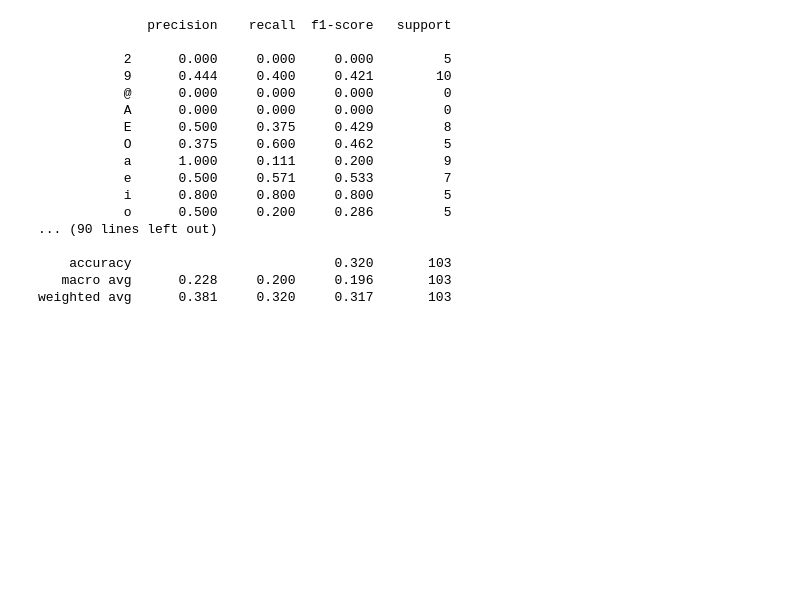
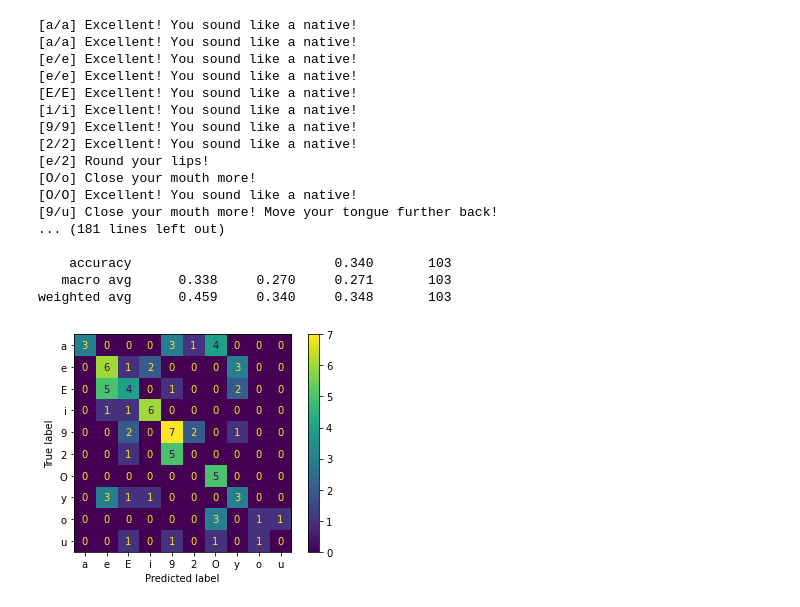
Before and after one commit to himsoklong/Vowel_Tuner, a Jupyter notebook: Code/main.ipynb, the cells around one changed output. Cells and saved outputs as stored; diff of their text form; code cells hidden in the pictures; blank space fills up the shorter version.

```diff
--- a/Code/main.ipynb
+++ b/Code/main.ipynb
@@ -170,57 +187,68 @@ for file in os.listdir(data_folder):
 
     said = attempted
     if len(file2) > 1:
-        said = file2[1]
+        said = file2[1].translate({ord(c): None for c in '0123456789'})
         for k, v in vowels_2.items():
             said = said.replace(k, v)
 
     ref_data = pd.read_csv('vowel_formants.txt', header=0, sep=' ')
     vowel, min_dist = vowel_prediction([f1, f2, f3, f4], ref_data, formants=4)
-    said = said.replace('õ', 'O').replace('ã', 'a').replace('ẽ', 'E')
+    said = said.replace('õ', 'O').replace('ã', 'a').replace('ẽ', 'E') # TODO
+
     vowel = vowel[1:2]
 
     female = any(file.startswith(x) for x in ['Dimitra', 'Mathilde'])
 
     if native:
         y_true_nat.append(said)
         y_pred_nat.append(vowel)
     else:
         y_true_nnat.append(said)
         y_pred_nnat.append(vowel)
 
     if female:
         y_true_f.append(said)
         y_pred_f.append(vowel)
     else:
         y_true_m.append(said)
         y_pred_m.append(vowel)
 
-    #(pred -> attempted)
+    out = f'[{said}/{attempted}] ' + ' '.join(vowel_feedback(attempted, said)).strip()
+    print(out)
 
-    # attempted
+full_true = y_true_m + y_true_f
+full_pred = y_pred_m + y_pred_f
 
 print(classification_report(y_true_nat, y_pred_nat, digits=3, zero_division=0))
 print(classification_report(y_true_nnat, y_pred_nnat, digits=3, zero_division=0))
 
 print(classification_report(y_true_f, y_pred_f, digits=3, zero_division=0))
 print(classification_report(y_true_m, y_pred_m, digits=3, zero_division=0))
 
 print(classification_report(y_true_m + y_true_f, y_pred_m + y_pred_f, digits=3, zero_division=0))
+
+labels = uniq(full_true)
+
+cm = confusion_matrix(full_true, full_pred, labels=labels)
+disp = ConfusionMatrixDisplay(cm, display_labels=labels)
+disp.plot()
+plt.show()
 # %% [output]
-              precision    recall  f1-score   support
+[a/a] Excellent! You sound like a native!
+[a/a] Excellent! You sound like a native!
+[e/e] Excellent! You sound like a native!
+[e/e] Excellent! You sound like a native!
+[E/E] Excellent! You sound like a native!
+[i/i] Excellent! You sound like a native!
+[9/9] Excellent! You sound like a native!
+[2/2] Excellent! You sound like a native!
+[e/2] Round your lips!
+[O/o] Close your mouth more!
+[O/O] Excellent! You sound like a native!
+[9/u] Close your mouth more! Move your tongue further back!
+... (181 lines left out)
 
-           2      0.000     0.000     0.000         5
-           9      0.444     0.400     0.421        10
-           @      0.000     0.000     0.000         0
-           A      0.000     0.000     0.000         0
-           E      0.500     0.375     0.429         8
-           O      0.375     0.600     0.462         5
-           a      1.000     0.111     0.200         9
-           e      0.500     0.571     0.533         7
-           i      0.800     0.800     0.800         5
-           o      0.500     0.200     0.286         5
-... (90 lines left out)
-
-    accuracy                          0.320       103
-   macro avg      0.228     0.200     0.196       103
-weighted avg      0.381     0.320     0.317       103
+    accuracy                          0.340       103
+   macro avg      0.338     0.270     0.271       103
+weighted avg      0.459     0.340     0.348       103
+[figure, added]
```
Also changed, not shown: parts of 2 cells of this notebook, 3 other files.
